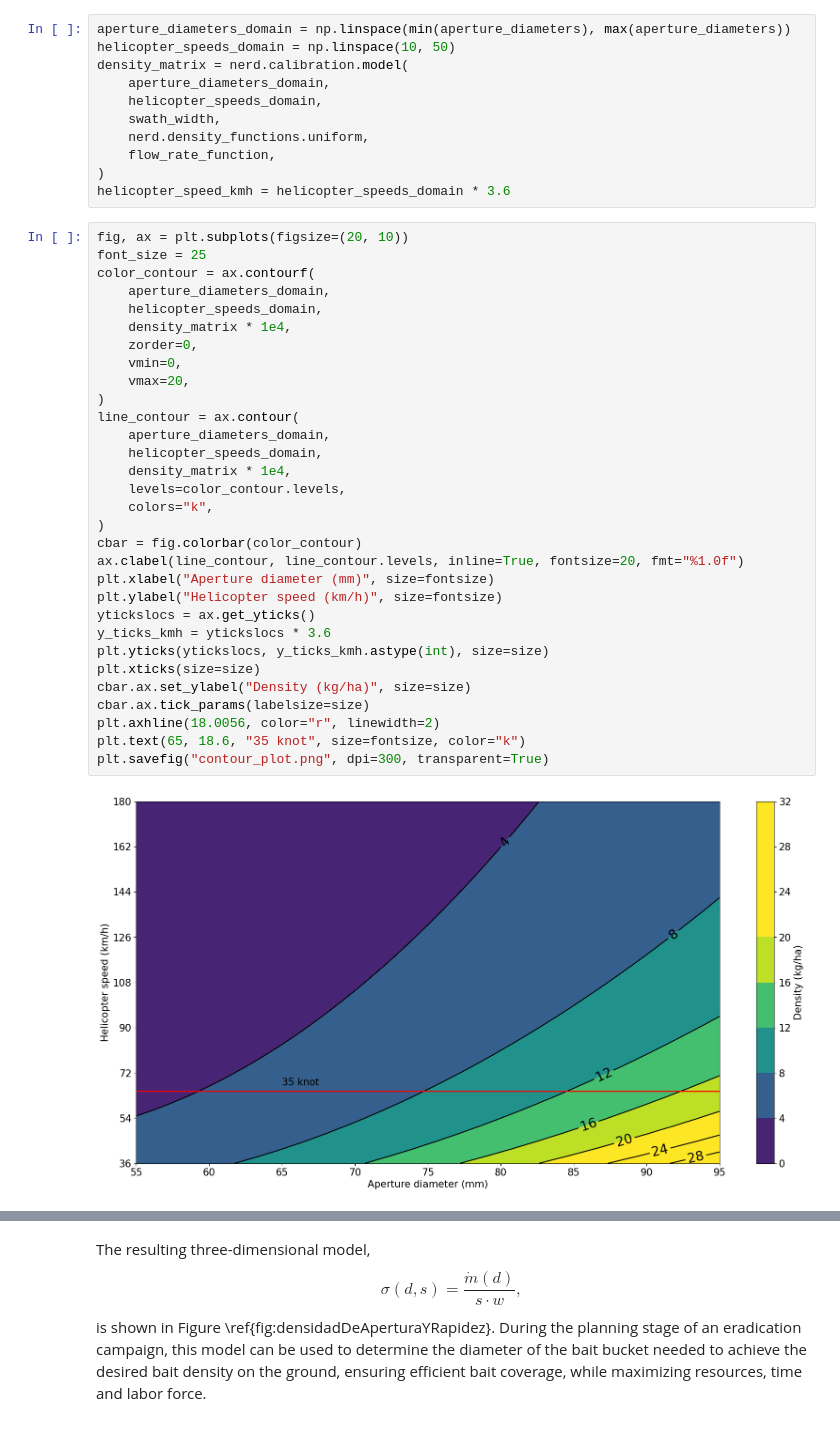
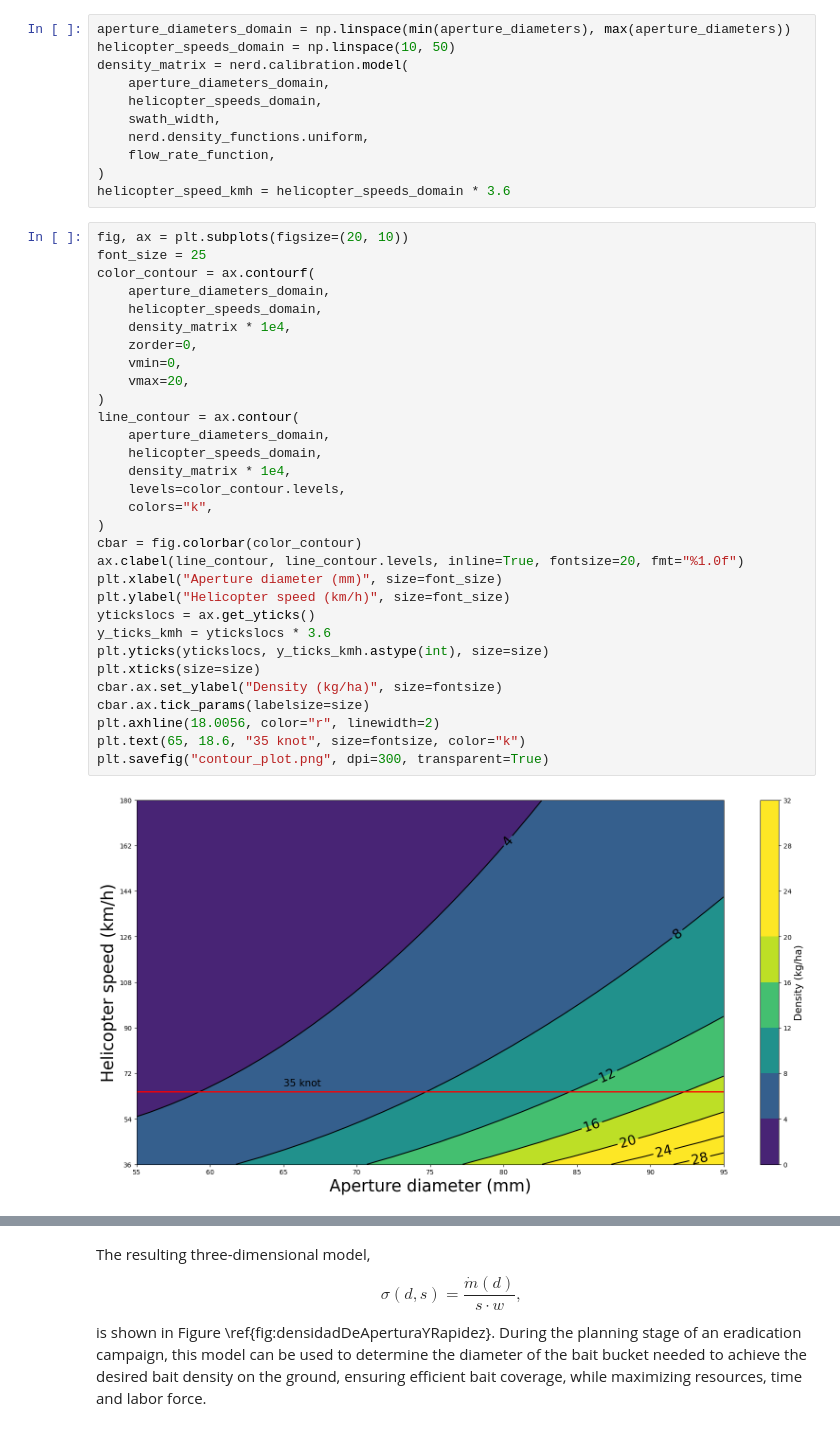
Before and after one commit to siduartep/nerd, a Jupyter notebook: examples/calibration-demo.ipynb, the cells around one changed output, grey strips where cells are left out. Saved outputs shown, nothing was run; the diff lists cells and outputs as text.

Commit message:
✨ Improve figure size

```diff
--- a/examples/calibration-demo.ipynb
+++ b/examples/calibration-demo.ipynb
@@ -131,36 +131,36 @@ helicopter_speed_kmh = helicopter_speeds_domain * 3.6
 # %%
 fig, ax = plt.subplots(figsize=(20, 10))
 font_size = 25
 color_contour = ax.contourf(
     aperture_diameters_domain,
     helicopter_speeds_domain,
     density_matrix * 1e4,
     zorder=0,
     vmin=0,
     vmax=20,
 )
 line_contour = ax.contour(
     aperture_diameters_domain,
     helicopter_speeds_domain,
     density_matrix * 1e4,
     levels=color_contour.levels,
     colors="k",
 )
 cbar = fig.colorbar(color_contour)
 ax.clabel(line_contour, line_contour.levels, inline=True, fontsize=20, fmt="%1.0f")
-plt.xlabel("Aperture diameter (mm)", size=fontsize)
-plt.ylabel("Helicopter speed (km/h)", size=fontsize)
+plt.xlabel("Aperture diameter (mm)", size=font_size)
+plt.ylabel("Helicopter speed (km/h)", size=font_size)
 ytickslocs = ax.get_yticks()
 y_ticks_kmh = ytickslocs * 3.6
 plt.yticks(ytickslocs, y_ticks_kmh.astype(int), size=size)
 plt.xticks(size=size)
-cbar.ax.set_ylabel("Density (kg/ha)", size=size)
+cbar.ax.set_ylabel("Density (kg/ha)", size=fontsize)
 cbar.ax.tick_params(labelsize=size)
 plt.axhline(18.0056, color="r", linewidth=2)
 plt.text(65, 18.6, "35 knot", size=fontsize, color="k")
 plt.savefig("contour_plot.png", dpi=300, transparent=True)
 # %% [output]
-[figure, old version]
+[figure, new version]
 # %% [markdown]
 ![\ref{fig:densidadDeAperturaYRapidez} Surface bait density $\sigma$ (kg/ha) as a function of aperture
 diameter $d$ (mm), and speed $s$ (km/hr). The horizontal axis shows the aperture diameter of the
```
Also changed, not shown: parts of 2 cells of this notebook.
